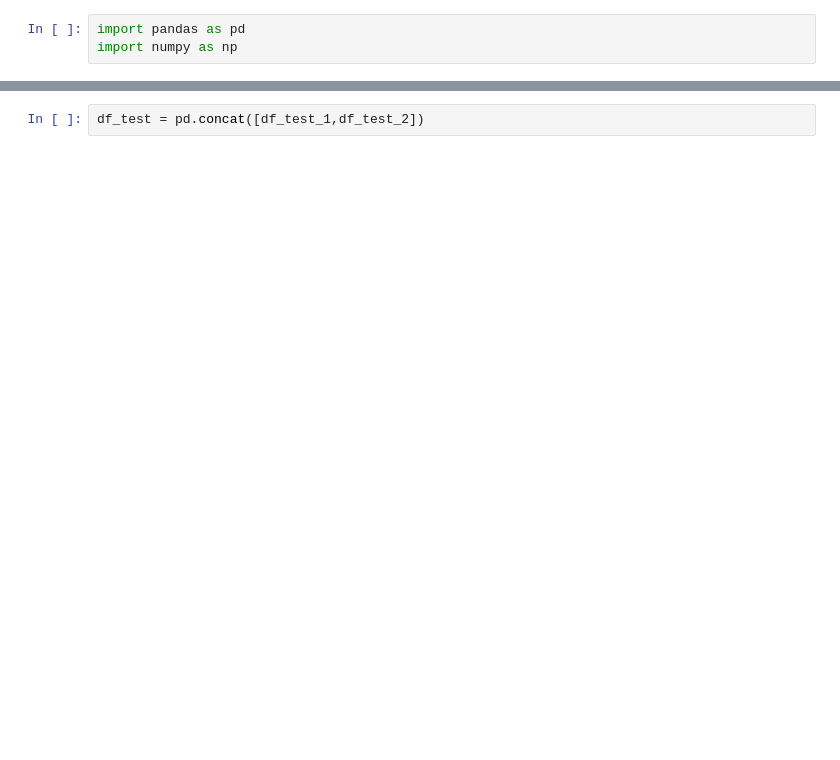
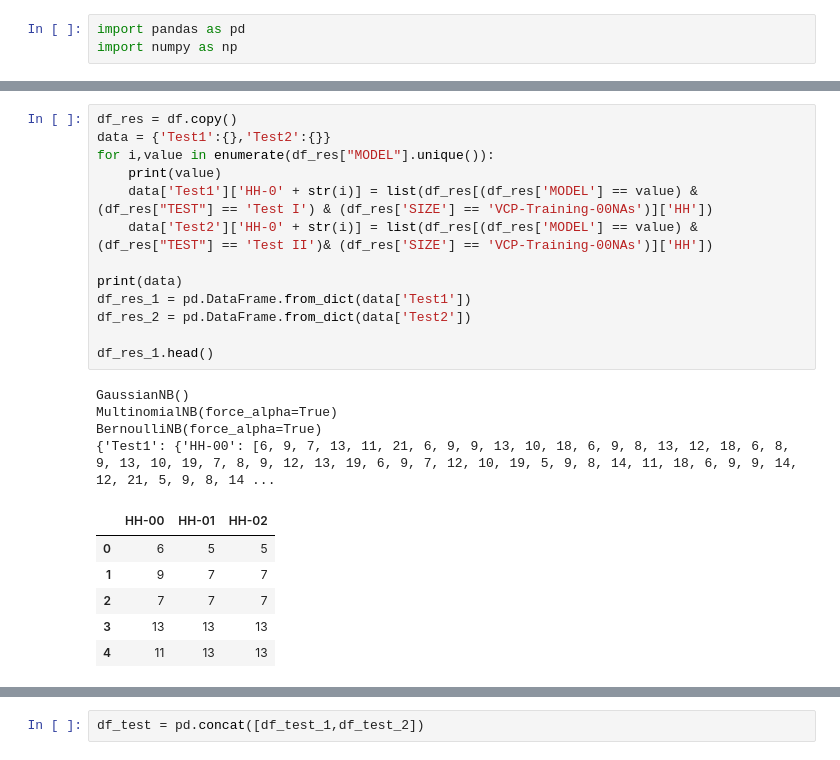
Before and after one commit to Butis498/Vertex-Coloring-Hyper-Heuristic, a Jupyter notebook: Insights.ipynb, the cells around one changed output, grey strips where cells are left out. Saved outputs shown, nothing was run; the diff lists cells and outputs as text; blank space fills up the shorter version.

```diff
--- a/Insights.ipynb
+++ b/Insights.ipynb
@@ -16,0 +35,24 @@ df.head()
+# %%
+df_res = df.copy()
+data = {'Test1':{},'Test2':{}}
+for i,value in enumerate(df_res["MODEL"].unique()):
+    print(value)
+    data['Test1']['HH-0' + str(i)] = list(df_res[(df_res['MODEL'] == value) & (df_res["TEST"] == 'Test I') & (df_res['SIZE'] == 'VCP-Training-00NAs')]['HH'])
+    data['Test2']['HH-0' + str(i)] = list(df_res[(df_res['MODEL'] == value) & (df_res["TEST"] == 'Test II')& (df_res['SIZE'] == 'VCP-Training-00NAs')]['HH'])
+
+print(data)
+df_res_1 = pd.DataFrame.from_dict(data['Test1'])
+df_res_2 = pd.DataFrame.from_dict(data['Test2'])
+
+df_res_1.head()
+# %% [output]
+GaussianNB()
+MultinomialNB(force_alpha=True)
+BernoulliNB(force_alpha=True)
+{'Test1': {'HH-00': [6, 9, 7, 13, 11, 21, 6, 9, 9, 13, 10, 18, 6, 9, 8, 13, 12, 18, 6, 8, 9, 13, 10, 19, 7, 8, 9, 12, 13, 19, 6, 9, 7, 12, 10, 19, 5, 9, 8, 14, 11, 18, 6, 9, 9, 14, 12, 21, 5, 9, 8, 14 ...
+|  | HH-00 | HH-01 | HH-02 |
+| 0 | 6 | 5 | 5 |
+| 1 | 9 | 7 | 7 |
+| 2 | 7 | 7 | 7 |
+| 3 | 13 | 13 | 13 |
+| 4 | 11 | 13 | 13 |
```
Also changed, not shown: parts of 7 cells of this notebook, 6 other files.
